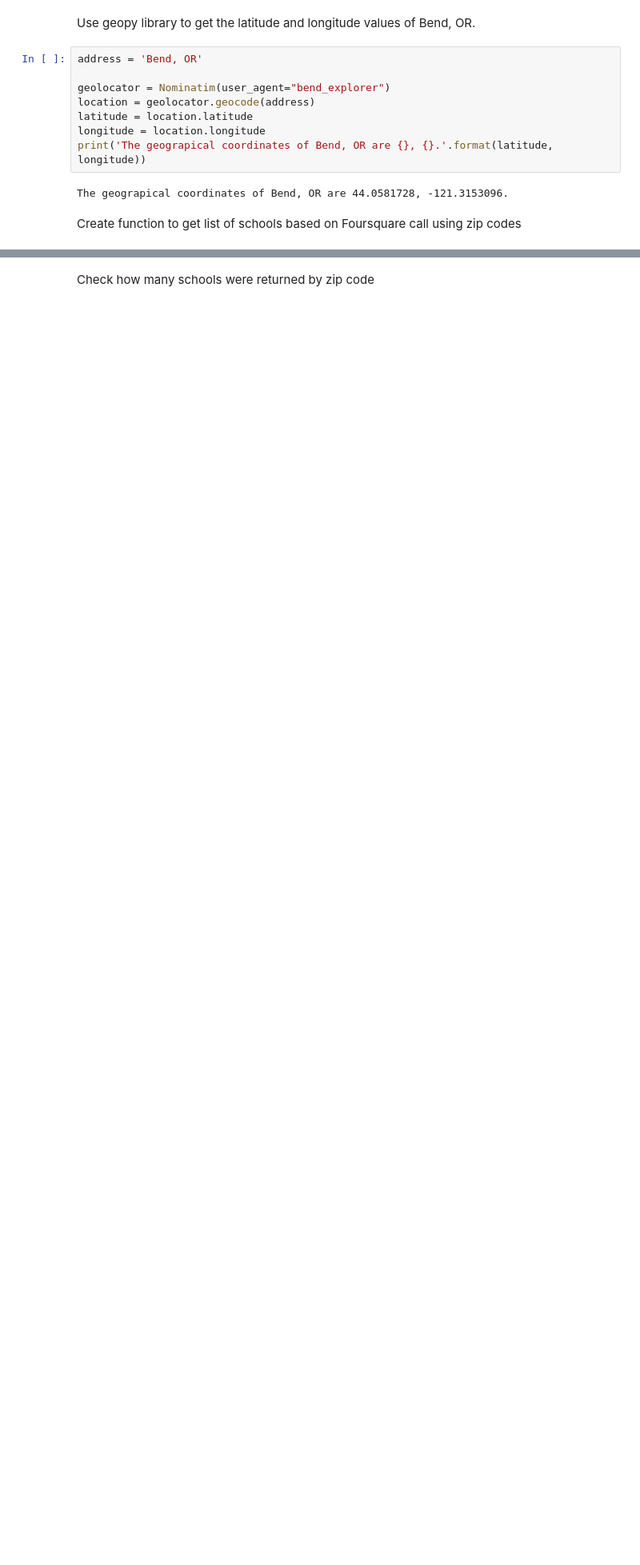
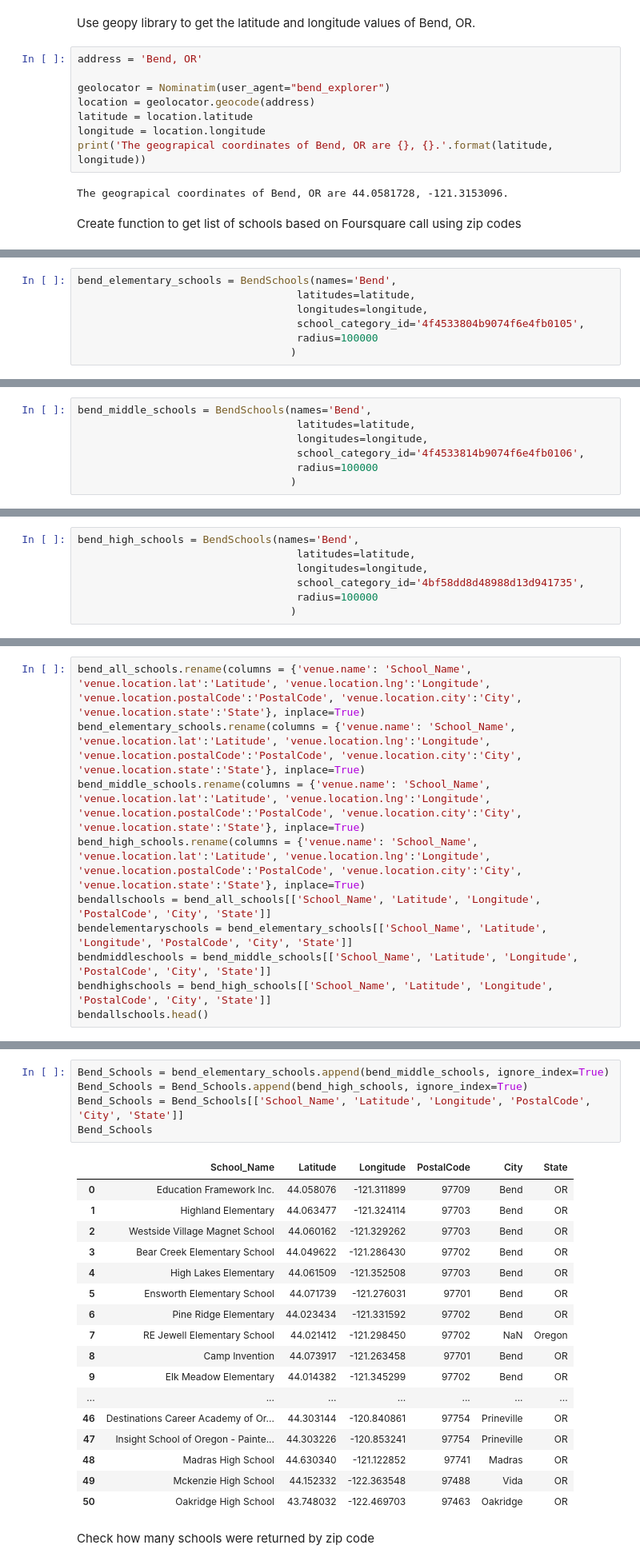
Before and after one commit to dhharper/Coursera_Capstone, a Jupyter notebook: Coursera Data Science Capstone_Final Project.ipynb, the cells around one changed output, grey strips where cells are left out. Shown at 80% size. Cells and saved outputs as stored; diff of their text form; blank space fills up the shorter version.

```diff
--- a/Coursera Data Science Capstone_Final Project.ipynb
+++ b/Coursera Data Science Capstone_Final Project.ipynb
@@ -249,0 +210,7 @@ print(bend_high_schools.shape)
+# %%
+bend_elementary_schools = BendSchools(names='Bend',
+                                   latitudes=latitude,
+                                   longitudes=longitude,
+                                   school_category_id='4f4533804b9074f6e4fb0105',
+                                   radius=100000
+                                  )
@@ -249,0 +219,7 @@ print(bend_high_schools.shape)
+# %%
+bend_middle_schools = BendSchools(names='Bend',
+                                   latitudes=latitude,
+                                   longitudes=longitude,
+                                   school_category_id='4f4533814b9074f6e4fb0106',
+                                   radius=100000
+                                  )
@@ -249,0 +228,7 @@ print(bend_high_schools.shape)
+# %%
+bend_high_schools = BendSchools(names='Bend',
+                                   latitudes=latitude,
+                                   longitudes=longitude,
+                                   school_category_id='4bf58dd8d48988d13d941735',
+                                   radius=100000
+                                  )
@@ -249,0 +280,10 @@ print(bend_high_schools.shape)
+# %%
+bend_all_schools.rename(columns = {'venue.name': 'School_Name', 'venue.location.lat':'Latitude', 'venue.location.lng':'Longitude', 'venue.location.postalCode':'PostalCode', 'venue.location.city':'City', 'venue.location.state':'State'}, inplace=True)
+bend_elementary_schools.rename(columns = {'venue.name': 'School_Name', 'venue.location.lat':'Latitude', 'venue.location.lng':'Longitude', 'venue.location.postalCode':'PostalCode', 'venue.location.city':'City', 'venue.location.state':'State'}, inplace=True)
+bend_middle_schools.rename(columns = {'venue.name': 'School_Name', 'venue.location.lat':'Latitude', 'venue.location.lng':'Longitude', 'venue.location.postalCode':'PostalCode', 'venue.location.city':'City', 'venue.location.state':'State'}, inplace=True)
+bend_high_schools.rename(columns = {'venue.name': 'School_Name', 'venue.location.lat':'Latitude', 'venue.location.lng':'Longitude', 'venue.location.postalCode':'PostalCode', 'venue.location.city':'City', 'venue.location.state':'State'}, inplace=True)
+bendallschools = bend_all_schools[['School_Name', 'Latitude', 'Longitude', 'PostalCode', 'City', 'State']]
+bendelementaryschools = bend_elementary_schools[['School_Name', 'Latitude', 'Longitude', 'PostalCode', 'City', 'State']]
+bendmiddleschools = bend_middle_schools[['School_Name', 'Latitude', 'Longitude', 'PostalCode', 'City', 'State']]
+bendhighschools = bend_high_schools[['School_Name', 'Latitude', 'Longitude', 'PostalCode', 'City', 'State']]
+bendallschools.head()
@@ -250,2 +297,25 @@ print(bend_high_schools.shape)
+# %%
+Bend_Schools = bend_elementary_schools.append(bend_middle_schools, ignore_index=True)
+Bend_Schools = Bend_Schools.append(bend_high_schools, ignore_index=True)
+Bend_Schools = Bend_Schools[['School_Name', 'Latitude', 'Longitude', 'PostalCode', 'City', 'State']]
+Bend_Schools
+# %% [output]
+|  | School_Name | Latitude | Longitude | PostalCode | City | State |
+| 0 | Education Framework Inc. | 44.058076 | -121.311899 | 97709 | Bend | OR |
+| 1 | Highland Elementary | 44.063477 | -121.324114 | 97703 | Bend | OR |
+| 2 | Westside Village Magnet School | 44.060162 | -121.329262 | 97703 | Bend | OR |
+| 3 | Bear Creek Elementary School | 44.049622 | -121.286430 | 97702 | Bend | OR |
+| 4 | High Lakes Elementary | 44.061509 | -121.352508 | 97703 | Bend | OR |
+| 5 | Ensworth Elementary School | 44.071739 | -121.276031 | 97701 | Bend | OR |
+| 6 | Pine Ridge Elementary | 44.023434 | -121.331592 | 97702 | Bend | OR |
+| 7 | RE Jewell Elementary School | 44.021412 | -121.298450 | 97702 | NaN | Oregon |
+| 8 | Camp Invention | 44.073917 | -121.263458 | 97701 | Bend | OR |
+| 9 | Elk Meadow Elementary | 44.014382 | -121.345299 | 97702 | Bend | OR |
+| ... | ... | ... | ... | ... | ... | ... |
+| 46 | Destinations Career Academy of Or... | 44.303144 | -120.840861 | 97754 | Prineville | OR |
+| 47 | Insight School of Oregon - Painte... | 44.303226 | -120.853241 | 97754 | Prineville | OR |
+| 48 | Madras High School | 44.630340 | -121.122852 | 97741 | Madras | OR |
+| 49 | Mckenzie High School | 44.152332 | -122.363548 | 97488 | Vida | OR |
+| 50 | Oakridge High School | 43.748032 | -122.469703 | 97463 | Oakridge | OR |
 # %% [markdown]
 Check how many schools were returned by zip code
```
Also changed, not shown: parts of 42 cells of this notebook.
